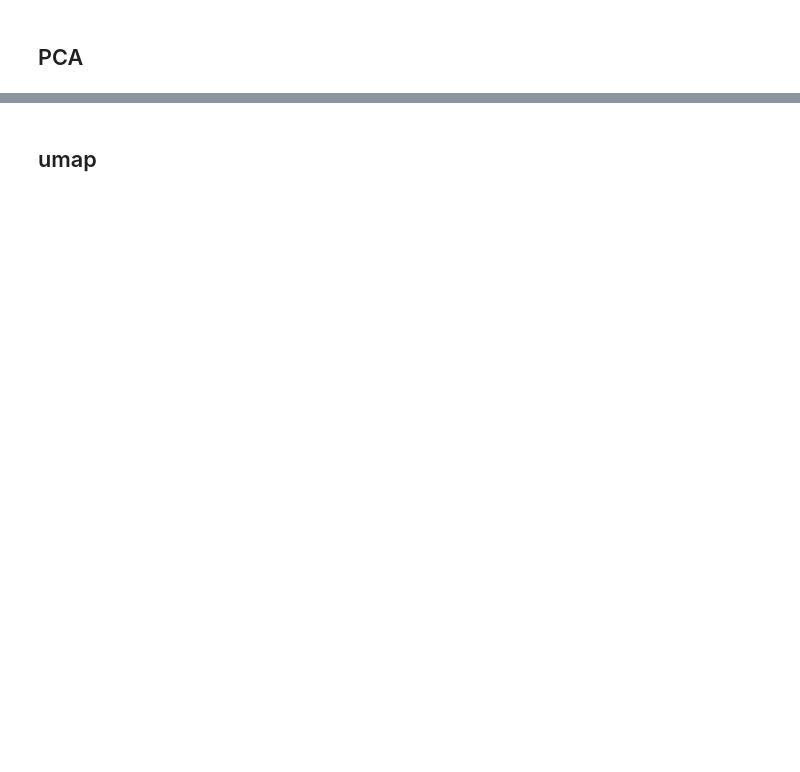
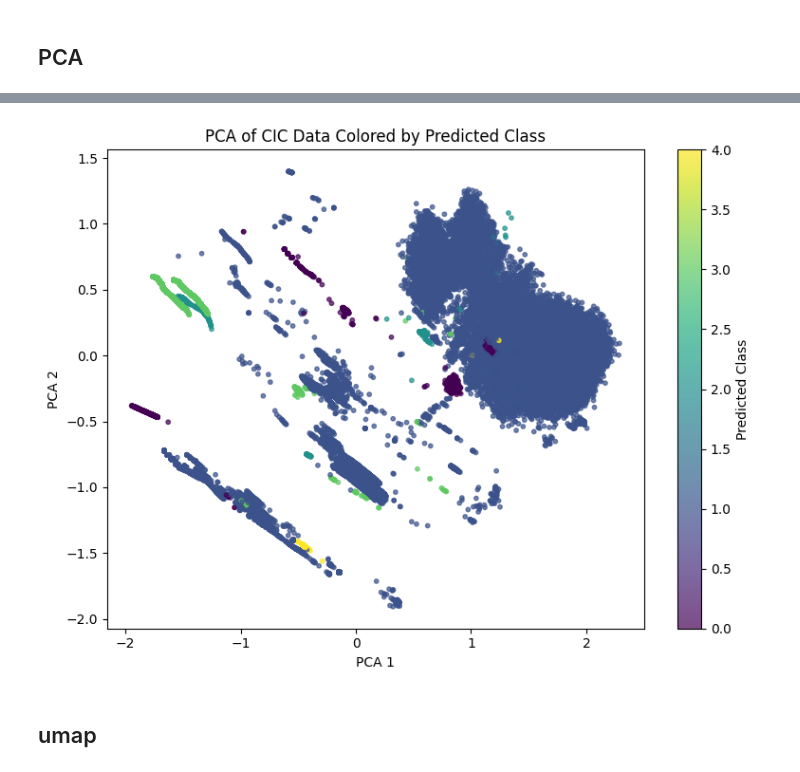
Before and after one commit to lucchinaluca/thesis-datasec, a Jupyter notebook: cic.ipynb, the cells around one changed output, grey strips where cells are left out. Drawn from its saved outputs; the diff is of its cells as text; code cells hidden in the pictures; blank space fills up the shorter version.

Commit message:
cic modif encoder stzle model

```diff
--- a/cic.ipynb
+++ b/cic.ipynb
@@ -249,32 +366,23 @@ class F1ScoreCallback(Callback):
 
 
 inp = Input(shape=(x_train.shape[1],))
-x1 = Dense(256)(inp)
+x1 = Dense(512)(inp)
 x1 = BatchNormalization()(x1)
 x1 = tf.keras.activations.relu(x1)
 
-x2 = Dense(128)(x1)
+x2 = Dense(256)(x1)
 x2 = BatchNormalization()(x2)
 x2 = tf.keras.activations.relu(x2)
 
-encoded = Dense(32)(x2)
-encoded = BatchNormalization()(encoded)
-encoded = tf.keras.activations.relu(encoded)
+x3 = Dense(128)(x2)
+x3 = BatchNormalization()(x3)
+x3 = tf.keras.activations.relu(x3)
 
-# Decoder
-d1 = Dense(128)(encoded)
-d1 = BatchNormalization()(d1)
-d1 = tf.keras.activations.relu(d1)
+x4 = Dense(64)(x3)
+x4 = BatchNormalization()(x4)
+x4 = tf.keras.activations.relu(x4)
 
-d2 = Dense(256)(d1)
-d2 = BatchNormalization()(d2)
-d2 = tf.keras.activations.relu(d2)
-
-decoded = Dense(x_train.shape[1])(d2)
-
-residual_output = Add()([decoded, inp])
-
-output = Dense(5, activation='softmax')(residual_output)
+output = Dense(5, activation='softmax')(x4)
 
 model = Model(inputs=inp, outputs=output)
 
@@ -295,4 +425,4 @@ cp = ModelCheckpoint(
     mode="min"
 )
 
-model.fit(x_train, y_train, epochs=20, batch_size=32, validation_data=(x_test, y_test), callbacks=[f1_callback, cp])
+model.fit(x_train, y_train, epochs=20, batch_size=32, validation_data=(x_test, y_test), callbacks=[f1_callback])
@@ -299,6 +448,3 @@ model.fit(x_train, y_train, epochs=20, batch_size=32, validation_data=(x_test, y
-# %%
-from tensorflow.keras.models import load_model
-model = load_model("best_model.keras")
 # %%
 pred_probs = model.predict(x_test)
 pred = pred_probs.argmax(axis=1)
@@ -332,15 +503,17 @@ plt.show()
 # %%
 pca = PCA(n_components=2)
 X_pca = pca.fit_transform(x_test)
 
 plt.figure(figsize=(8, 6))
 scatter = plt.scatter(X_pca[:, 0], X_pca[:, 1], c=pred, alpha=0.7, s=10)
 plt.xlabel('PCA 1')
 plt.ylabel('PCA 2')
-plt.title('PCA of Omni Data Colored by Predicted Class')
+plt.title('PCA of CIC Data Colored by Predicted Class')
 plt.colorbar(scatter, label='Predicted Class')
 plt.tight_layout()
 plt.show()
+# %% [output]
+[figure, added]
 # %% [markdown]
 ## umap
 # %%
```
Also changed, not shown: parts of 44 cells of this notebook, 1 other file.
